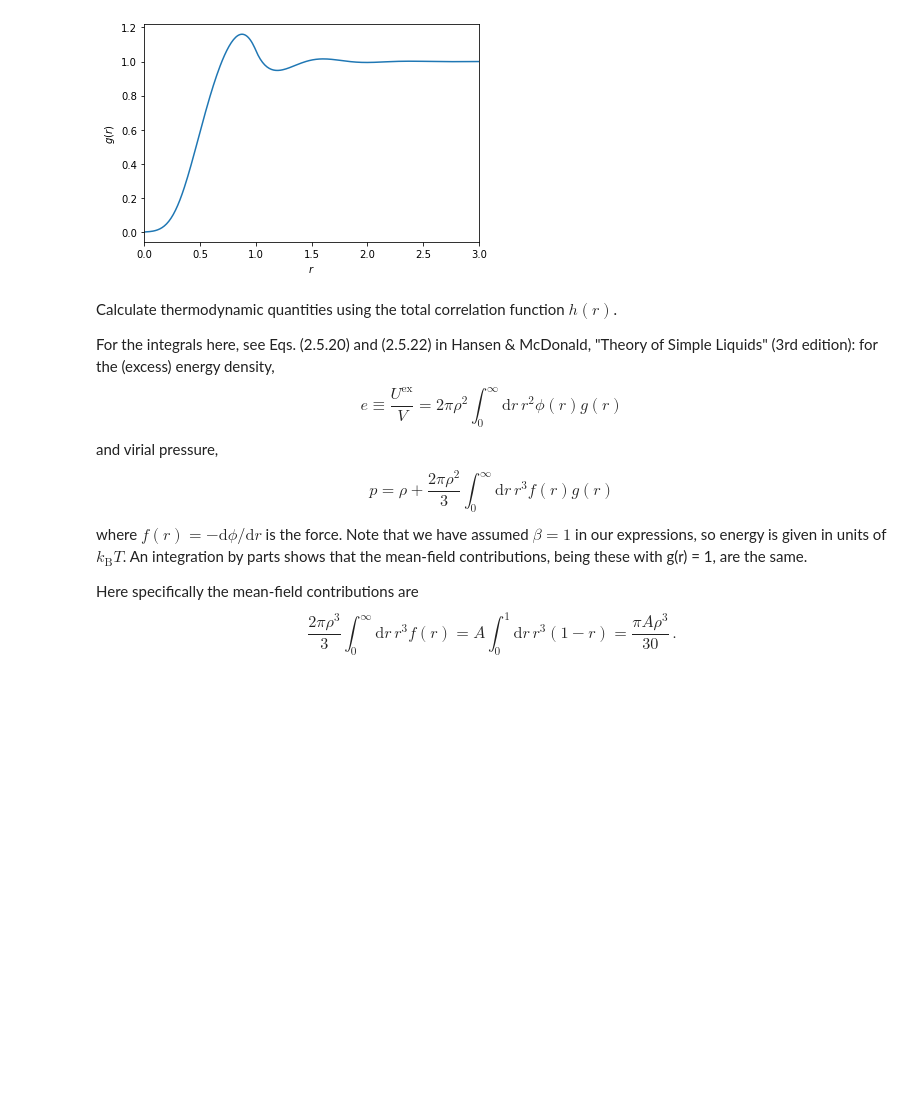
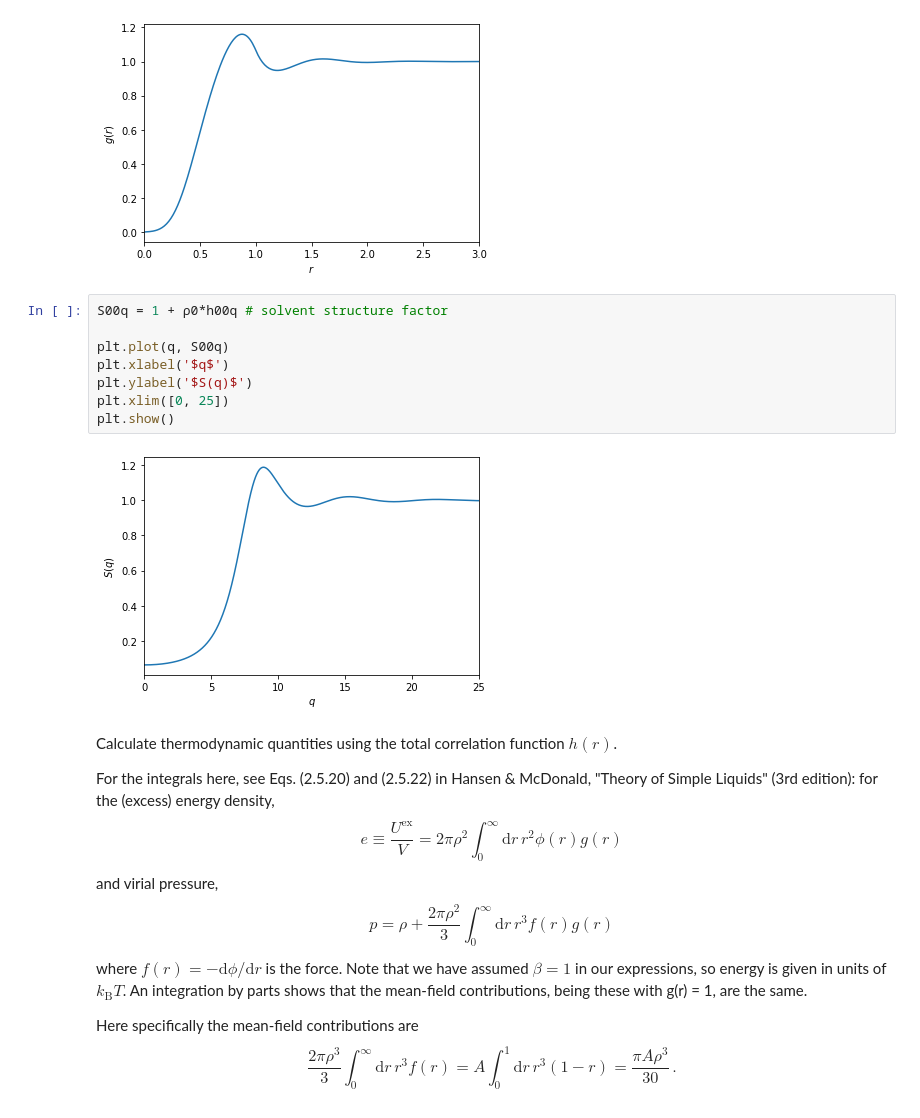
Before and after one commit to patrickbwarren/python3-HNC-solver, a Jupyter notebook: compare_dpd_hnc.ipynb, the cells around one changed output. Saved outputs shown, nothing was run; the diff lists cells and outputs as text; blank space fills up the shorter version.

```diff
--- a/compare_dpd_hnc.ipynb
+++ b/compare_dpd_hnc.ipynb
@@ -103,6 +103,16 @@ plt.xlim([0, 3])
 plt.show()
 # %% [output]
 [figure]
+# %%
+S00q = 1 + ρ0*h00q # solvent structure factor
+
+plt.plot(q, S00q)
+plt.xlabel('$q$')
+plt.ylabel('$S(q)$')
+plt.xlim([0, 25])
+plt.show()
+# %% [output]
+[figure, added]
 # %% [markdown]
 Calculate thermodynamic quantities using the total correlation function $h(r)$.
 
```
Also changed, not shown: parts of 3 cells of this notebook, 1 other file.
